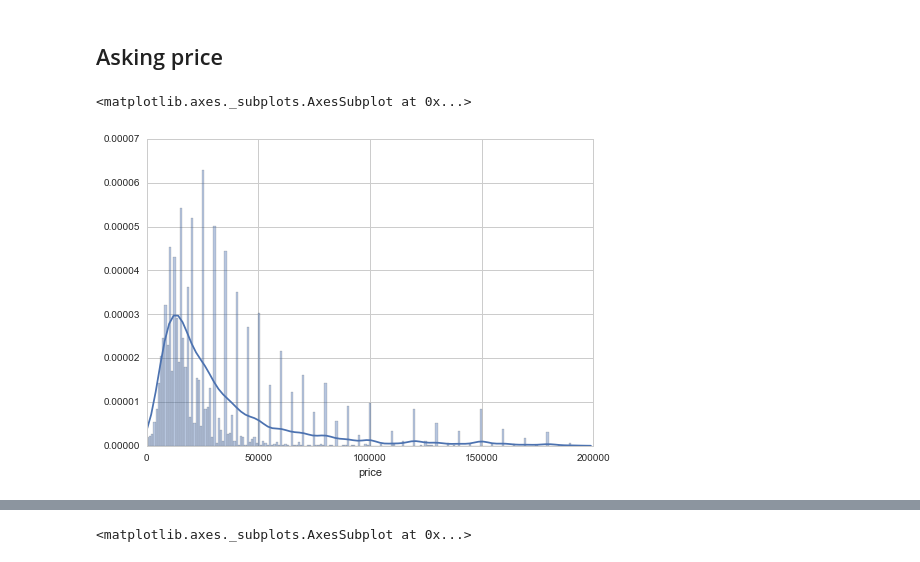
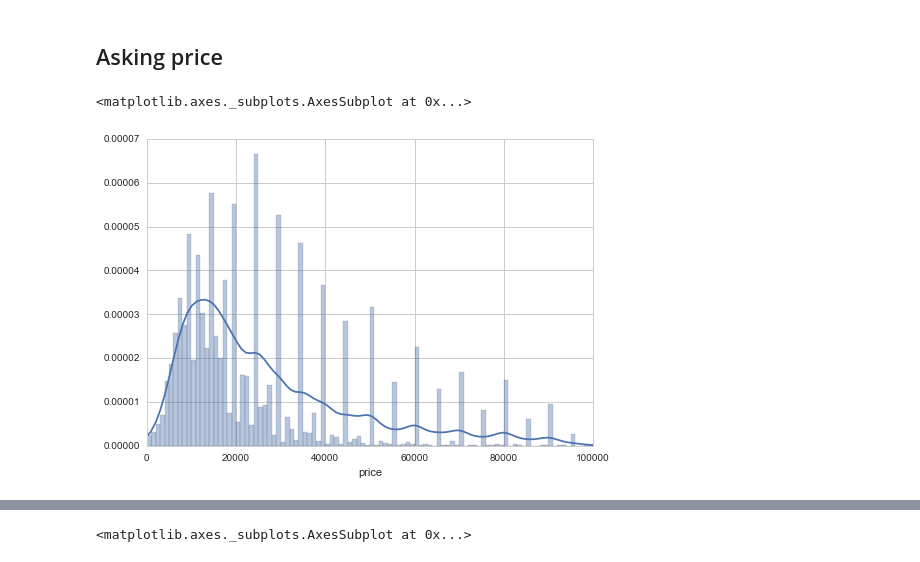
Before and after one commit to jpvelez/cubisima, a Jupyter notebook: notebooks/data_quality_analysis.ipynb, the cells around one changed output, grey strips where cells are left out. Cells and saved outputs as stored; diff of their text form; code cells hidden in the pictures.

```diff
--- a/notebooks/data_quality_analysis.ipynb
+++ b/notebooks/data_quality_analysis.ipynb
@@ -458,7 +466,7 @@ listings_with_price = listings.price[~listings.price.isnull()]
 clean_listing_prices = listings_with_price.apply(lambda s: float(s.replace(',', '')))
 # %%
 plt.figure()
-sns.distplot(clean_listing_prices[clean_listing_prices < 200000], bins=200)
+sns.distplot(clean_listing_prices[clean_listing_prices < 100000], bins=100)
 # %% [output]
 <matplotlib.axes._subplots.AxesSubplot at 0x...>
-[figure, old version]
+[figure, new version]
```
Also changed, not shown: parts of 3 cells of this notebook.
